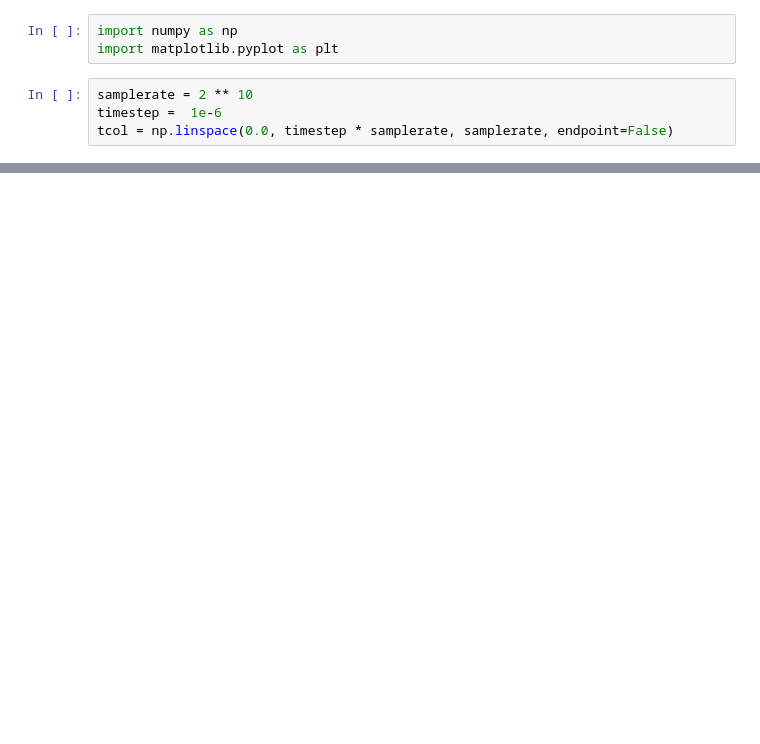
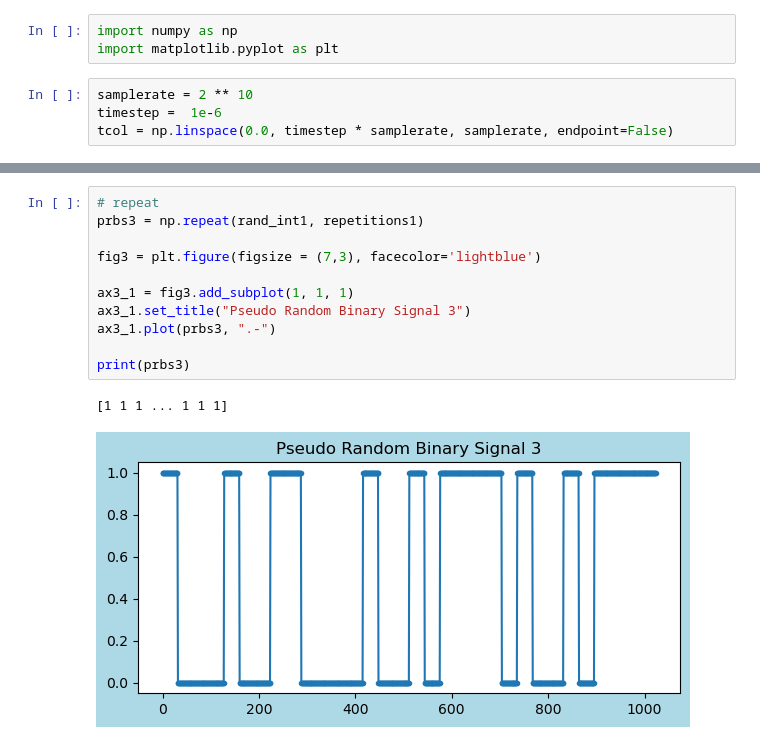
Before and after one commit to tacticstactics/Random_signal_generator, a Jupyter notebook: pseudo_random-1.ipynb, the cells around one changed output, grey strips where cells are left out. Saved outputs shown, nothing was run; the diff lists cells and outputs as text; blank space fills up the shorter version.

```diff
--- a/pseudo_random-1.ipynb
+++ b/pseudo_random-1.ipynb
@@ -48,3 +47,17 @@ prbs1:  [0 0 0 ... 1 1 1]
+# %%
+# repeat
+prbs3 = np.repeat(rand_int1, repetitions1)
+
+fig3 = plt.figure(figsize = (7,3), facecolor='lightblue')
+
+ax3_1 = fig3.add_subplot(1, 1, 1)
+ax3_1.set_title("Pseudo Random Binary Signal 3")
+ax3_1.plot(prbs3, ".-")
+
+print(prbs3)
+# %% [output]
+[1 1 1 ... 1 1 1]
+[figure, added]
 # %%
 a1_range = [0, 1] # amplitude range
 a1 = np.random.rand(samplerate) * (a1_range[1]-a1_range[0]) + a1_range[0]
```
Also changed, not shown: parts of 3 cells of this notebook, 1 other file.
